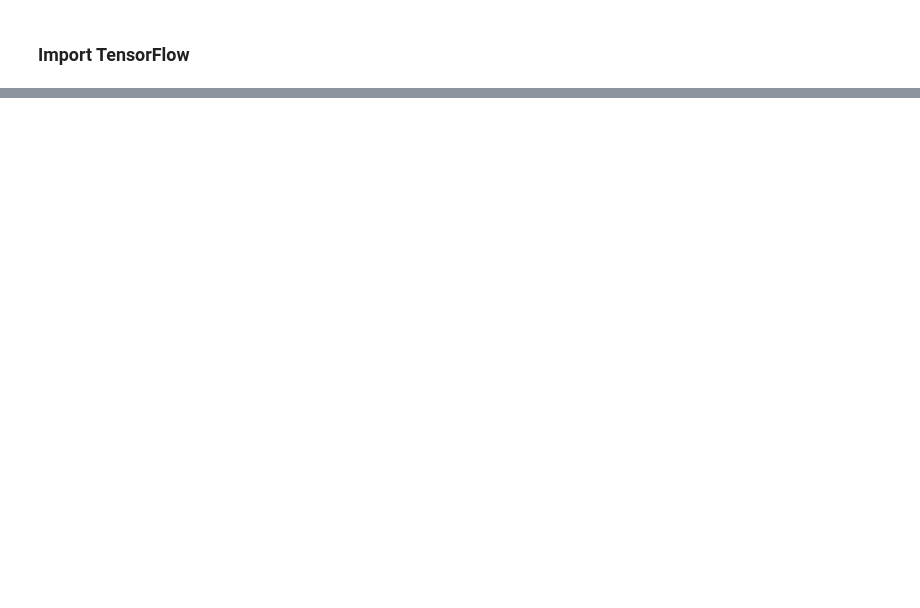
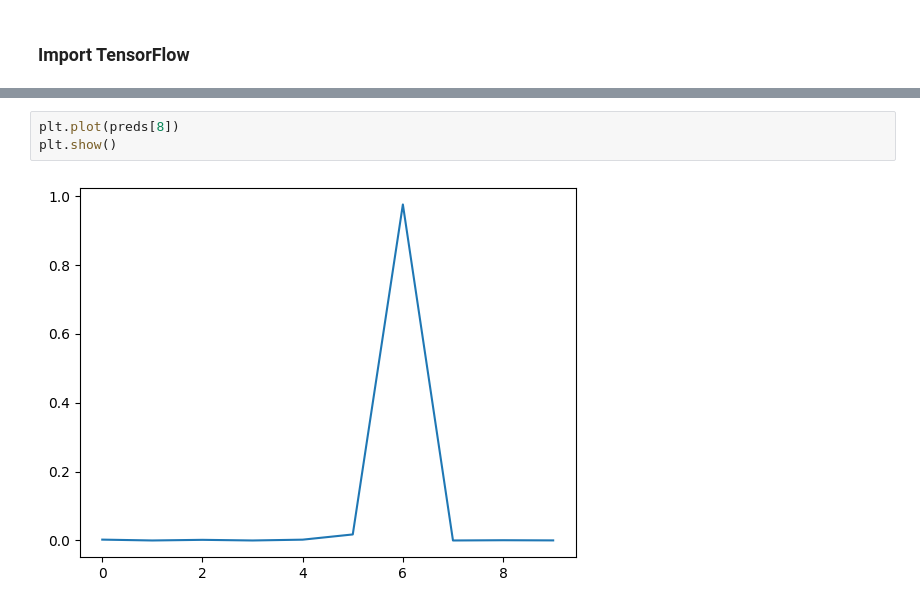
Before and after one commit to sourav9057/Basic-Image-Classification-With-TensorFlow, a Jupyter notebook: BICWTF.ipynb, the cells around one changed output, grey strips where cells are left out. Cells and saved outputs as stored; diff of their text form; blank space fills up the shorter version.

```diff
--- a/BICWTF.ipynb
+++ b/BICWTF.ipynb
@@ -16,0 +261,5 @@ ModuleNotFoundError: No module named 'tensorflow.python'
+# %%
+plt.plot(preds[8])
+plt.show()
+# %% [output]
+[figure, added]
```
Also changed, not shown: parts of 38 cells of this notebook.
